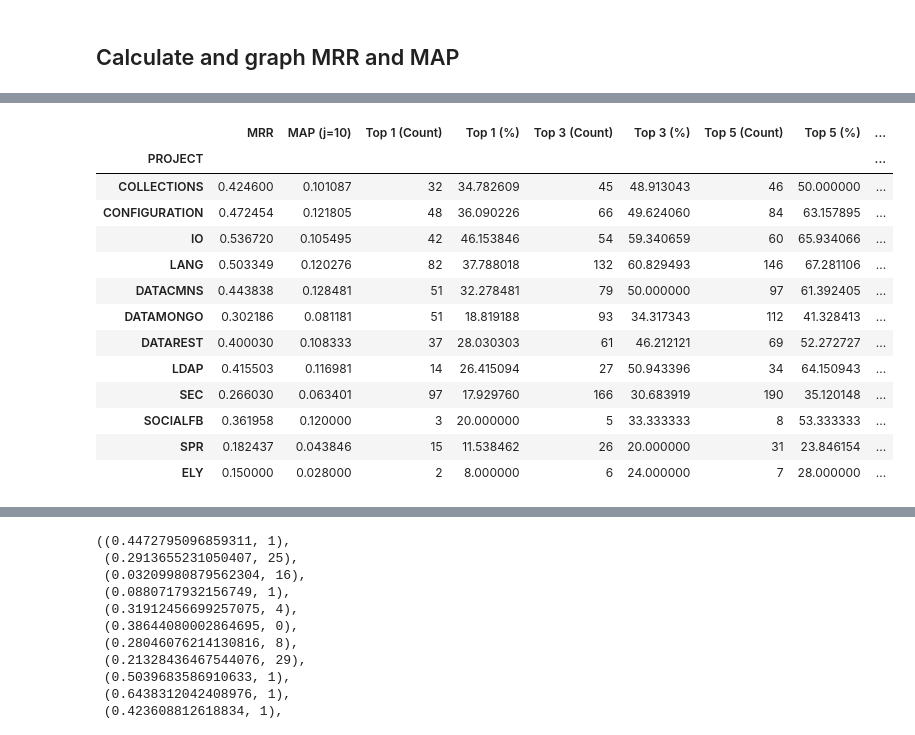
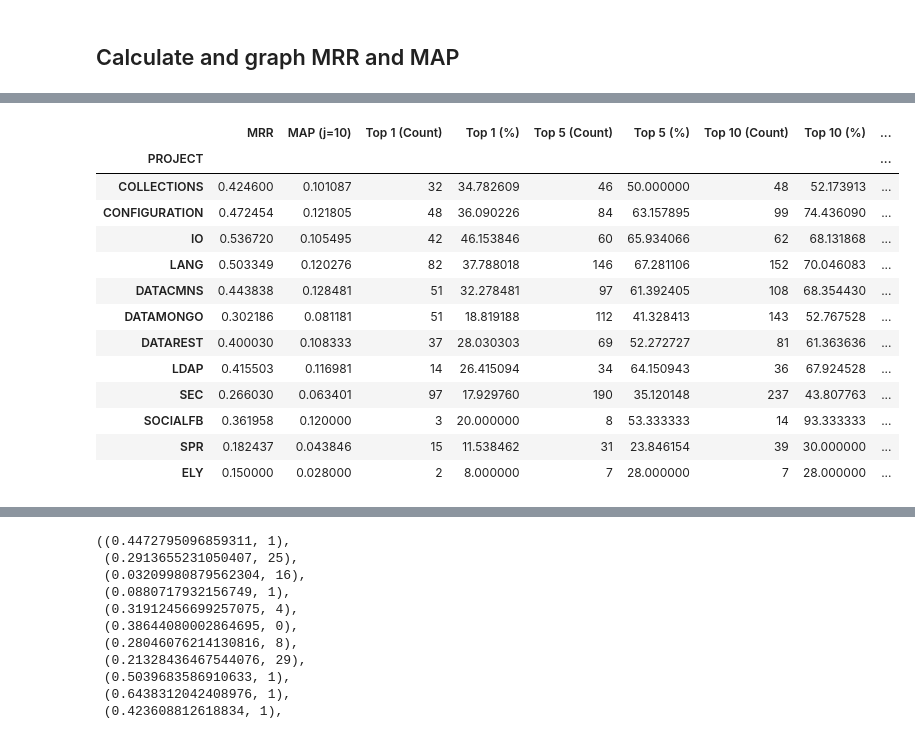
Before and after one commit to avneetgill/ensf544Project, a Jupyter notebook: Project2/Phase1/Phase1.ipynb, the cells around one changed output, grey strips where cells are left out. Drawn from its saved outputs; the diff is of its cells as text; code cells hidden in the pictures.

```diff
--- a/Project2/Phase1/Phase1.ipynb
+++ b/Project2/Phase1/Phase1.ipynb
@@ -249,6 +265,8 @@ def get_similarity(vect, src_files, src_vect, query_data, source_length_score, m
 from sklearn.feature_extraction.text import TfidfVectorizer
 from sklearn.preprocessing import MinMaxScaler
 # take in the source code df for a project and a signle query return scores
+
+
 def generate_scores_list(source, query):
     scores_list = []
     scores_list_eq7 = []
@@ -265,17 +283,15 @@ def generate_scores_list(source, query):
     source_lengths = []
     for src in src_vect:
         source_lengths.append(src.getnnz())
-    source_lengths = np.array(source_lengths).reshape(-1,1)
 
-    min_max_scaler = MinMaxScaler()
-    normalized_source_length = min_max_scaler.fit_transform(source_lengths)
+    normalized_source_length = custom_min_max(source_lengths)
 
-    source_length_score = 1 / (1 + np.exp(-1 * normalized_source_length))
+    num_terms = generate_number_terms(normalized_source_length)
+
 
     #get the similarity scores for the bug reports
-    #iterate through the query
     for q in query["query"]:
-        similarity, similarity_eq7 = get_similarity(vect,source['unprocessed_code'], src_vect, [q], source_length_score, min_max_scaler)
+        similarity, similarity_eq7 = get_similarity(vect,source['unprocessed_code'], src_vect, [q], num_terms)
         scores_list.append(similarity)
         scores_list_eq7.append(similarity_eq7)
         # some sort of data structure (dict) to collect the queries to add it to the dataframe later
@@ -310,9 +326,8 @@ def generate_all_scores():
         # get list of where the fixes rank
         bug_df["fix_indexes"] = get_fix_indexes(bug_df, src_df)
 
-        #get location of the fix indexes within the ranked_sim
 
-        # CALCULATE THE MAP AND MRR HERE WITH A FUNCTION AND ADD IT TO THE BUGS DATAFRAME
+        # Calculate the MAP and MRR for VSM here
         bug_df["average_precision_1"] = average_precision(bug_df,1)
         bug_df["average_precision_3"] = average_precision(bug_df,3)
         bug_df["average_precision_5"] = average_precision(bug_df,5)
@@ -465,49 +395,46 @@ generate_graphs(bugs)
 # %%
 def performanceTable(bugs):
     data = []
-    important_cols = ["reciprocal_rank","average_precision_1","average_precision_3","average_precision_5","average_precision_10"]
+    important_cols = ["reciprocal_rank","average_precision_1","average_precision_5","average_precision_10"]
     for proj in projects:
         bug_df = bugs.groupby(bugs.project).get_group(proj).copy()
         perf_list = list()
 
         perf_list.append(bug_df['reciprocal_rank'].mean())
 
         perf_list.append(bug_df['average_precision_10'].mean())
 
         perf_list.append(len(bug_df[(bug_df['average_precision_1']!=0)]))
         perf_list.append(100 * len(bug_df[(bug_df['average_precision_1']!=0)])/(len(bug_df)))
 
-        perf_list.append(len(bug_df[(bug_df['average_precision_3']!=0)]))
-        perf_list.append(100 * len(bug_df[(bug_df['average_precision_3']!=0)])/(len(bug_df)))
-
         perf_list.append(len(bug_df[(bug_df['average_precision_5']!=0)]))
         perf_list.append(100 * len(bug_df[(bug_df['average_precision_5']!=0)])/(len(bug_df)))
 
         perf_list.append(len(bug_df[(bug_df['average_precision_10']!=0)]))
         perf_list.append(100 * len(bug_df[(bug_df['average_precision_10']!=0)])/(len(bug_df)))
 
         perf_list.append(len(bug_df))
 
         data.append(perf_list)
-    df = pd.DataFrame(data,columns=["MRR","MAP (j=10)","Top 1 (Count)","Top 1 (%)","Top 3 (Count)","Top 3 (%)","Top 5 (Count)","Top 5 (%)","Top 10 (Count)","Top 10 (%)", "Total Count"])
+    df = pd.DataFrame(data,columns=["MRR","MAP (j=10)","Top 1 (Count)","Top 1 (%)","Top 5 (Count)","Top 5 (%)","Top 10 (Count)","Top 10 (%)", "Total Count"])
     df['PROJECT'] = projects
     df = df.set_index(['PROJECT'])
     return df
 
 performance_df = performanceTable(bugs)
 performance_df
 # %% [output]
-|  | MRR | MAP (j=10) | Top 1 (Count) | Top 1 (%) | Top 3 (Count) | Top 3 (%) | Top 5 (Count) | Top 5 (%) | ... |
+|  | MRR | MAP (j=10) | Top 1 (Count) | Top 1 (%) | Top 5 (Count) | Top 5 (%) | Top 10 (Count) | Top 10 (%) | ... |
 | PROJECT |  |  |  |  |  |  |  |  | ... |
-| COLLECTIONS | 0.424600 | 0.101087 | 32 | 34.782609 | 45 | 48.913043 | 46 | 50.000000 | ... |
-| CONFIGURATION | 0.472454 | 0.121805 | 48 | 36.090226 | 66 | 49.624060 | 84 | 63.157895 | ... |
-| IO | 0.536720 | 0.105495 | 42 | 46.153846 | 54 | 59.340659 | 60 | 65.934066 | ... |
-| LANG | 0.503349 | 0.120276 | 82 | 37.788018 | 132 | 60.829493 | 146 | 67.281106 | ... |
-| DATACMNS | 0.443838 | 0.128481 | 51 | 32.278481 | 79 | 50.000000 | 97 | 61.392405 | ... |
-| DATAMONGO | 0.302186 | 0.081181 | 51 | 18.819188 | 93 | 34.317343 | 112 | 41.328413 | ... |
-| DATAREST | 0.400030 | 0.108333 | 37 | 28.030303 | 61 | 46.212121 | 69 | 52.272727 | ... |
-| LDAP | 0.415503 | 0.116981 | 14 | 26.415094 | 27 | 50.943396 | 34 | 64.150943 | ... |
-| SEC | 0.266030 | 0.063401 | 97 | 17.929760 | 166 | 30.683919 | 190 | 35.120148 | ... |
-| SOCIALFB | 0.361958 | 0.120000 | 3 | 20.000000 | 5 | 33.333333 | 8 | 53.333333 | ... |
-| SPR | 0.182437 | 0.043846 | 15 | 11.538462 | 26 | 20.000000 | 31 | 23.846154 | ... |
-| ELY | 0.150000 | 0.028000 | 2 | 8.000000 | 6 | 24.000000 | 7 | 28.000000 | ... |
+| COLLECTIONS | 0.424600 | 0.101087 | 32 | 34.782609 | 46 | 50.000000 | 48 | 52.173913 | ... |
+| CONFIGURATION | 0.472454 | 0.121805 | 48 | 36.090226 | 84 | 63.157895 | 99 | 74.436090 | ... |
+| IO | 0.536720 | 0.105495 | 42 | 46.153846 | 60 | 65.934066 | 62 | 68.131868 | ... |
+| LANG | 0.503349 | 0.120276 | 82 | 37.788018 | 146 | 67.281106 | 152 | 70.046083 | ... |
+| DATACMNS | 0.443838 | 0.128481 | 51 | 32.278481 | 97 | 61.392405 | 108 | 68.354430 | ... |
+| DATAMONGO | 0.302186 | 0.081181 | 51 | 18.819188 | 112 | 41.328413 | 143 | 52.767528 | ... |
+| DATAREST | 0.400030 | 0.108333 | 37 | 28.030303 | 69 | 52.272727 | 81 | 61.363636 | ... |
+| LDAP | 0.415503 | 0.116981 | 14 | 26.415094 | 34 | 64.150943 | 36 | 67.924528 | ... |
+| SEC | 0.266030 | 0.063401 | 97 | 17.929760 | 190 | 35.120148 | 237 | 43.807763 | ... |
+| SOCIALFB | 0.361958 | 0.120000 | 3 | 20.000000 | 8 | 53.333333 | 14 | 93.333333 | ... |
+| SPR | 0.182437 | 0.043846 | 15 | 11.538462 | 31 | 23.846154 | 39 | 30.000000 | ... |
+| ELY | 0.150000 | 0.028000 | 2 | 8.000000 | 7 | 28.000000 | 7 | 28.000000 | ... |
```
Also changed, not shown: parts of 10 cells of this notebook.
